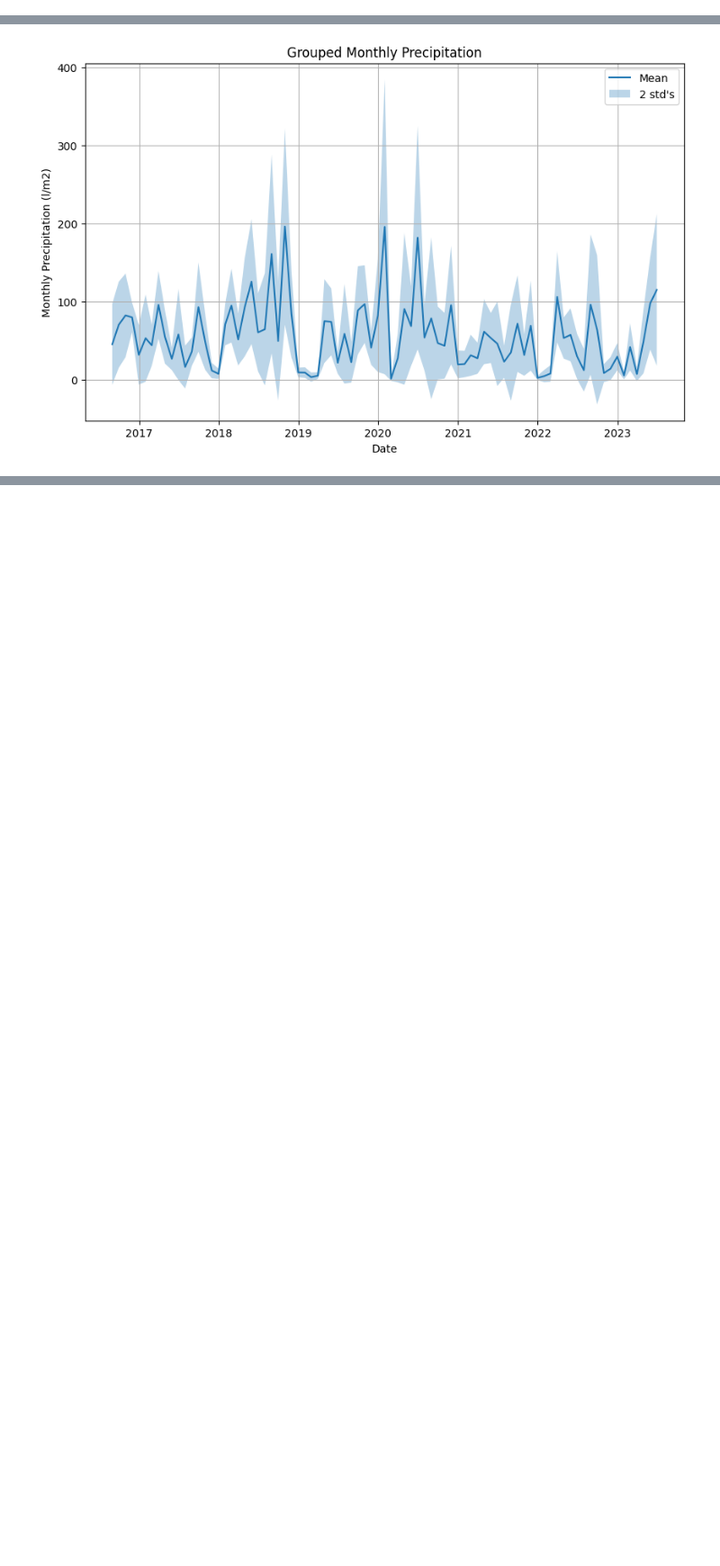
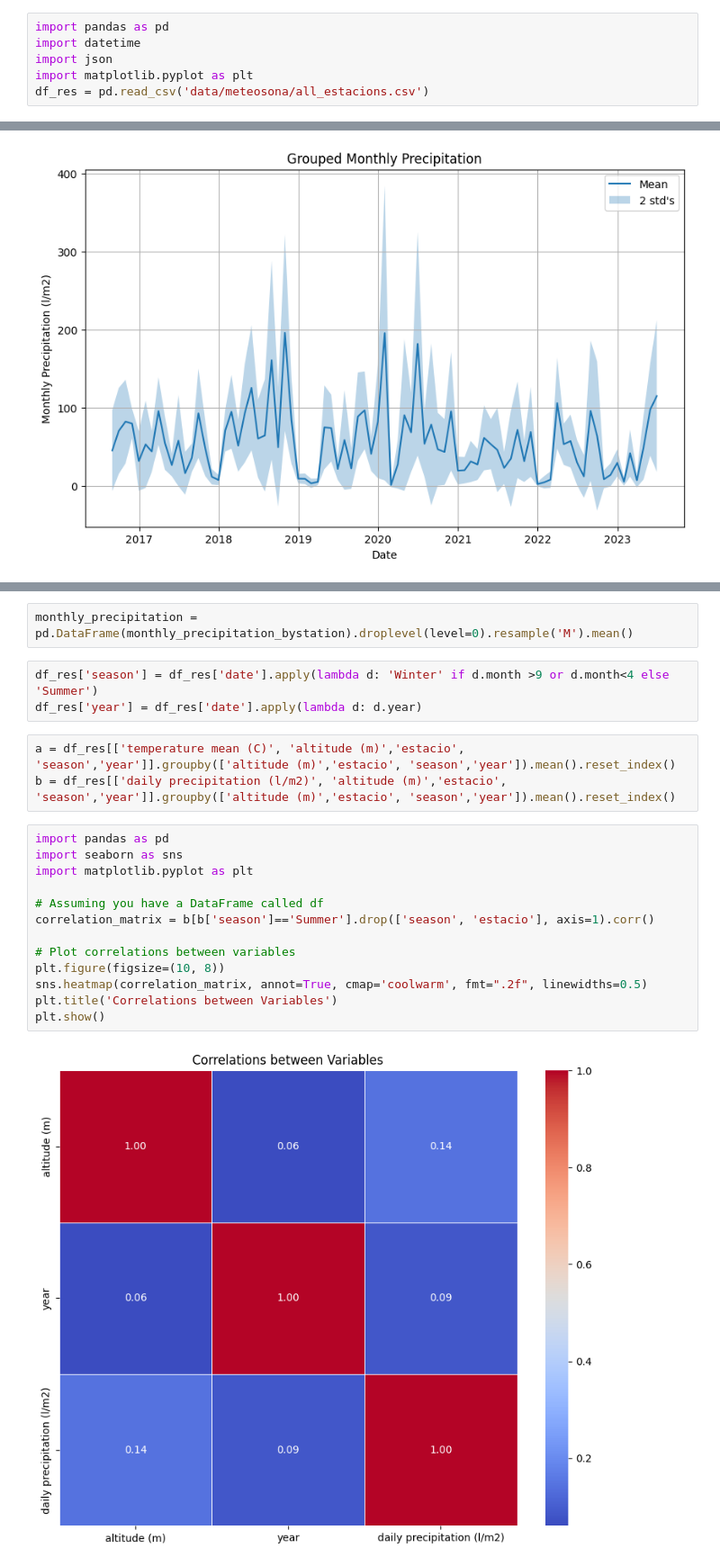
Before and after one commit to marcwatine/CC-LUT, a Jupyter notebook: MeteOsona_Scrapping.ipynb, the cells around one changed output, grey strips where cells are left out. Shown at 90% size. Saved outputs shown, nothing was run; the diff lists cells and outputs as text; blank space fills up the shorter version.

Commit message:
added temperature and pluviometry effect from altitude

```diff
--- a/MeteOsona_Scrapping.ipynb
+++ b/MeteOsona_Scrapping.ipynb
@@ -113,6 +113,12 @@ WARNING:root:Loading estació Vilanova de Sau NE...
 WARNING:root:No data found for Vilanova de Sau NE
 # %% [markdown]
 ### Sanity checks
+# %%
+import pandas as pd
+import datetime
+import json
+import matplotlib.pyplot as plt
+df_res = pd.read_csv('data/meteosona/all_estacions.csv')
 # %%
 for estacio in df_res['estacio'].unique():
     df_test =df_res[df_res['estacio']==estacio].reset_index(drop=True)
@@ -186,0 +195,23 @@ plt.show()
+# %%
+monthly_precipitation = pd.DataFrame(monthly_precipitation_bystation).droplevel(level=0).resample('M').mean()
+# %%
+df_res['season'] = df_res['date'].apply(lambda d: 'Winter' if d.month >9 or d.month<4 else 'Summer')
+df_res['year'] = df_res['date'].apply(lambda d: d.year)
+# %%
+a = df_res[['temperature mean (C)', 'altitude (m)','estacio', 'season','year']].groupby(['altitude (m)','estacio', 'season','year']).mean().reset_index()
+b = df_res[['daily precipitation (l/m2)', 'altitude (m)','estacio', 'season','year']].groupby(['altitude (m)','estacio', 'season','year']).mean().reset_index()
+# %%
+import pandas as pd
+import seaborn as sns
+import matplotlib.pyplot as plt
+
+# Assuming you have a DataFrame called df
+correlation_matrix = b[b['season']=='Summer'].drop(['season', 'estacio'], axis=1).corr()
+
+# Plot correlations between variables
+plt.figure(figsize=(10, 8))
+sns.heatmap(correlation_matrix, annot=True, cmap='coolwarm', fmt=".2f", linewidths=0.5)
+plt.title('Correlations between Variables')
+plt.show()
+# %% [output]
+[figure, added]
```
Also changed, not shown: parts of 8 cells of this notebook.
